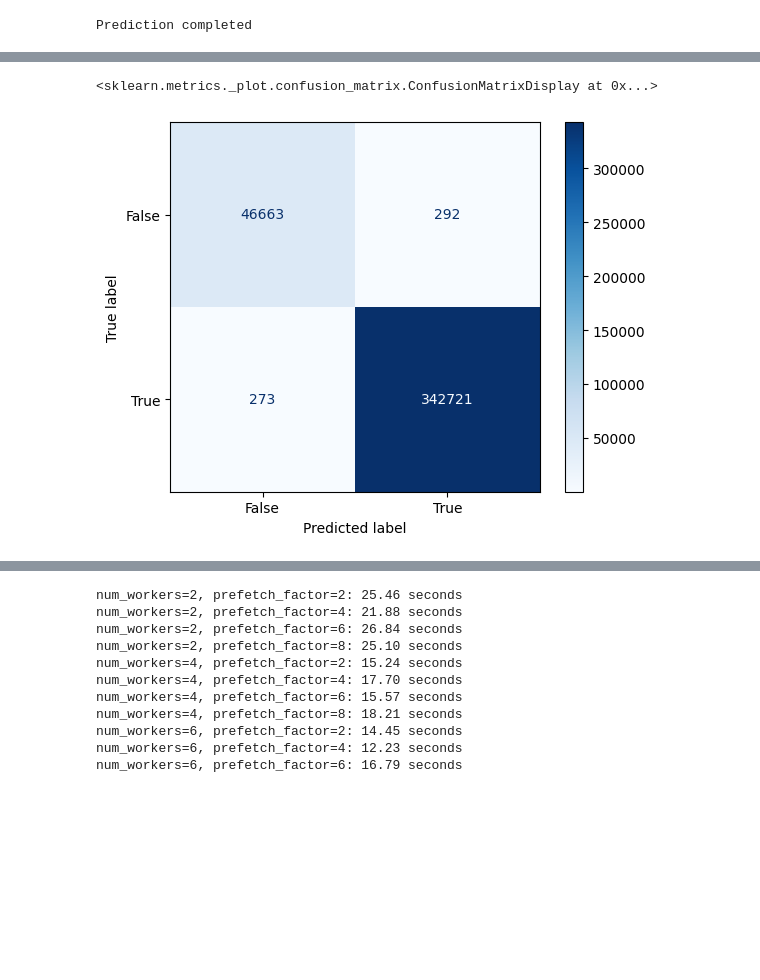
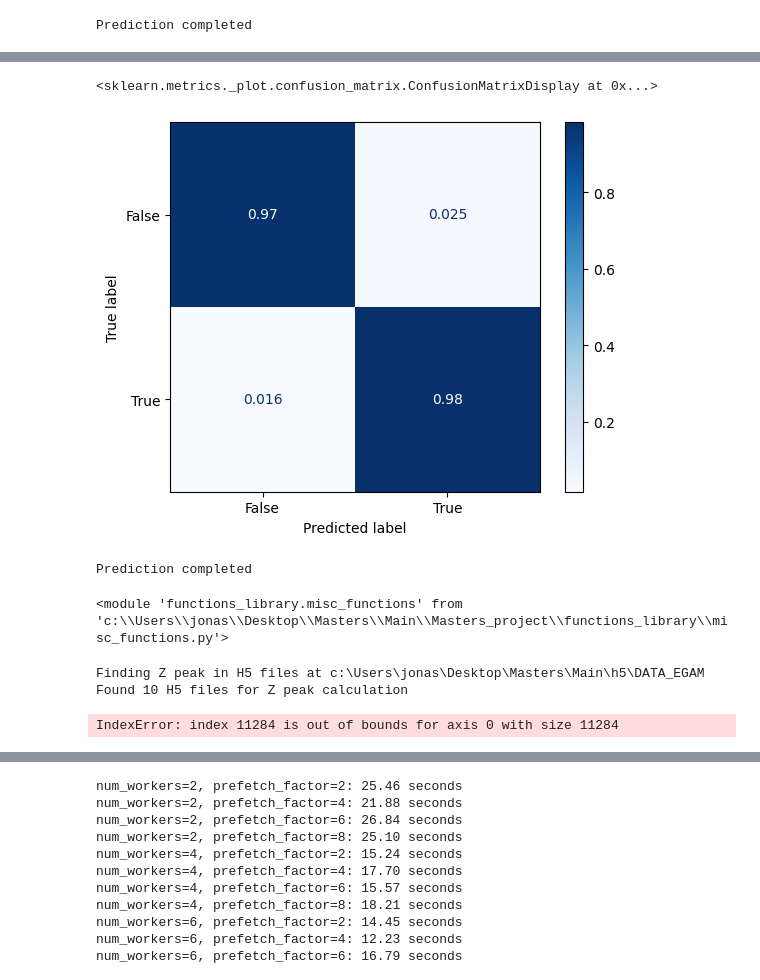
Before and after one commit to Le-Jonas/Masters_project, a Jupyter notebook: ML_lite.ipynb, the cells around one changed output, grey strips where cells are left out. Saved outputs shown, nothing was run; the diff lists cells and outputs as text; code cells hidden in the pictures; blank space fills up the shorter version.

Commit message:
Mixed mode works now and general improvements to find_Z_peak

```diff
--- a/ML_lite.ipynb
+++ b/ML_lite.ipynb
@@ -226,25 +230,38 @@ np.void((1, 0, 353173148, 284500, 27.5, -1942.08), dtype=[('nEgammas', '<u8'), (
 # %%
 train_dataset = dataset_classes.H5EgammaDataset_fully_batched(
-    h5_files_1[:5],
+    h5_files_egam1[:5],
+    mix_files = h5_files_egam7[:3],
     exclude_features = ["truth"],
-    exclude_fields = ["truthOrigin, truthType"],
+    exclude_fields = ["truthOrigin", "truthType"],
     y_source = "egammas",
     y_field = "truthOrigin",
+    mixture_ratio = 0.5
 )
 
 mean, std = misc_functions.compute_mean_std(train_dataset, sample_size=100000, batch_size=4096)
 
 val_dataset = dataset_classes.H5EgammaDataset_fully_batched(
-    h5_files_1[5],
+    h5_files_egam1[5:7],
+    mix_files = h5_files_egam7[4],
     exclude_features = ["truth"],
-    exclude_fields = ["truthOrigin, truthType"],
+    exclude_fields = ["truthOrigin", "truthType"],
     y_source = "egammas",
     y_field = "truthOrigin",
+    mixture_ratio = 0.5
 )
 
-train_sampler = data_loading.ShuffledContiguousBatchSampler(len(train_dataset), batch_size=4096)
+test_dataset = dataset_classes.H5EgammaDataset_fully_batched(
+    h5_files_data,
+    exclude_features = ["truth"],
+    exclude_fields = ["truthOrigin", "truthType"],
+    y_source = None,
+    y_field = None,
+)
+
+train_sampler = data_loading.ShuffledContiguousBatchSampler(len(train_dataset), batch_size=4096, dataset=train_dataset)
 train_loader = DataLoader(train_dataset, batch_sampler=train_sampler, num_workers=8, prefetch_factor=2, persistent_workers=True, pin_memory=True)
 val_loader = DataLoader(val_dataset, batch_size=4096, shuffle=False, num_workers=8, prefetch_factor=2, persistent_workers=True, pin_memory=True)
+test_loader = DataLoader(test_dataset, batch_size=4096, shuffle=False, num_workers=8, prefetch_factor=2, persistent_workers=True, pin_memory=True)
 
 model_pt = neural_models.NeuralNetwork(input_size=len(train_dataset.fields), hidden_sizes=[64, 64, 32, 16], output_size=1)
 optimizer = torch.optim.Adam(model_pt.parameters(), lr=0.001)
@@ -252,5 +269,5 @@ loss_function = torch.nn.BCEWithLogitsLoss()
 # %% [output]
 Calculating mean and std for normalization using sample size 100000, 98304 samples processed
 # %%
-model_pt, train_losses, val_losses, batch_losses = model_training.train_model(model_pt, optimizer, loss_function, train_loader, val_loader, num_epochs=10, device='cpu', means=mean, stds=std, binary_target=13)
+model_origin, train_losses, val_losses, batch_losses = model_training.train_model(model_pt, optimizer, loss_function, train_loader, val_loader, num_epochs=5, device='cpu', means=mean, stds=std, binary_target=13)
 # %% [output]
@@ -267,14 +279,5 @@ Epoch 10/10, Training Loss: 0.0028, Validation Loss: 0.0047
 # %%
-test_dataset = dataset_classes.H5EgammaDataset_fully_batched(
-    h5_files_1[6],
-    exclude_features = ["truth"],
-    exclude_fields = ["truthOrigin, truthType"],
-    y_source = "egammas",
-    y_field = "truthOrigin",
-)
-test_loader = DataLoader(test_dataset, batch_size=4096, shuffle=False, num_workers=8, prefetch_factor=2, persistent_workers=True, pin_memory=True)
-file_test = h5py.File(h5_files_1[6], 'r')
-targets = file_test["egammas"]["truthOrigin"][:] == 13
-predictions = model_training.predict(model_pt, test_loader, device='cpu', means=mean, stds=std)
+targets = np.concatenate([batch[1].numpy() for batch in val_loader], axis=0) == 13
+predictions = model_training.predict(model_origin, val_loader, device='cpu', means=mean, stds=std)
 # %% [output]
 Prediction completed
@@ -293,7 +305,22 @@ plt.grid()
 # %%
-cm = confusion_matrix(targets, predictions > 0.5)
+cm = confusion_matrix(targets, predictions > 0, normalize='true')
 disp = ConfusionMatrixDisplay(confusion_matrix=cm, display_labels=[False, True])
 disp.plot(cmap=plt.cm.Blues)
 # %% [output]
 <sklearn.metrics._plot.confusion_matrix.ConfusionMatrixDisplay at 0x...>
-[figure, old version]
+[figure, new version]
+# %%
+predictions_data = model_training.predict(model_origin, test_loader, device='cpu', means=mean, stds=std)
+# %% [output]
+Prediction completed
+# %%
+importlib.reload(misc_functions)
+# %% [output]
+<module 'functions_library.misc_functions' from 'c:\\Users\\jonas\\Desktop\\Masters\\Main\\Masters_project\\functions_library\\misc_functions.py'>
+# %%
+mask = predictions_data > 0
+misc_functions.find_Z_peak(h5_files_path=source_3_dir, csv_output_path="z_masses.csv", namespace="electron", global_mask=mask.flatten())
+# %% [output]
+Finding Z peak in H5 files at c:\Users\jonas\Desktop\Masters\Main\h5\DATA_EGAM
+Found 10 H5 files for Z peak calculation
+IndexError: index 11284 is out of bounds for axis 0 with size 11284
```
Also changed, not shown: parts of 12 cells of this notebook, 5 other files.
